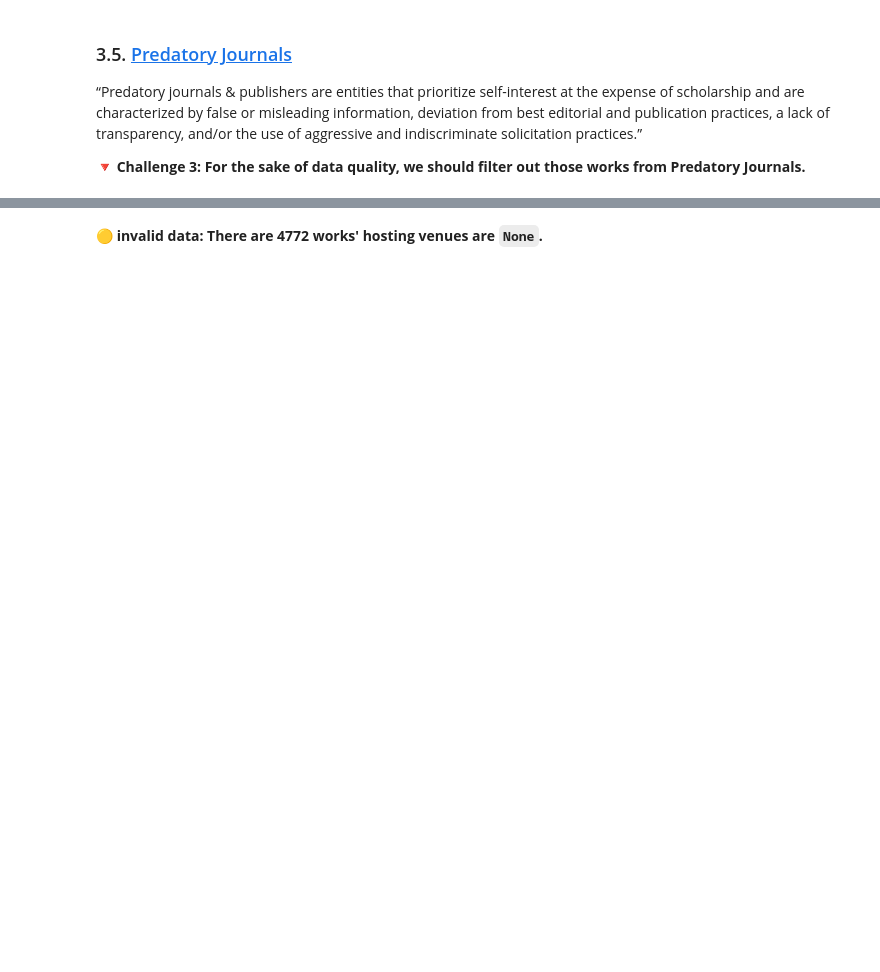
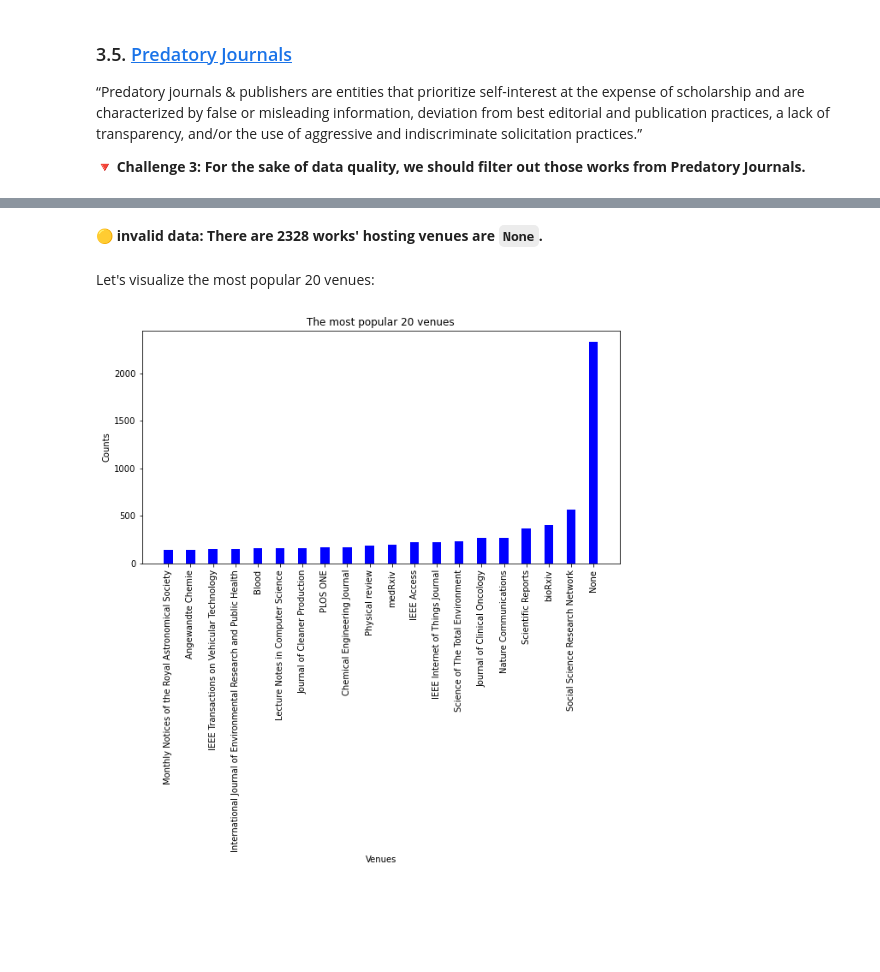
Before and after one commit to jiang-qc/Research_Collaborations_CA_Asia, a Jupyter notebook: Asian_CA_Collaboration.ipynb, the cells around one changed output, grey strips where cells are left out. Saved outputs shown, nothing was run; the diff lists cells and outputs as text; code cells hidden in the pictures; blank space fills up the shorter version.

```diff
--- a/Asian_CA_Collaboration.ipynb
+++ b/Asian_CA_Collaboration.ipynb
@@ -464,8 +555,8 @@ concepts_count_sorted[-20:]
 # %%
 host_venue_count = defaultdict(int)
 
-for i in range(len(all_works)):
-    host_venue_count[all_works[i]['host_venue']['display_name']] += 1
+for i in range(len(all_works_50_2022_r)):
+    host_venue_count[all_works_50_2022_r[i]['host_venue']['display_name']] += 1
 # %%
 print(f'There are {len(host_venue_count)} venues hosting these works.')
 # %% [output]
@@ -498,5 +589,26 @@ host_venue_count_sorted[-20:]
 # %% [markdown]
-**🟡 invalid data: There are 4772 works' hosting venues are `None`.**
+**🟡 invalid data: There are 2328 works' hosting venues are `None`.**
+# %% [markdown]
+Let's visualize the most popular 20 venues:
+# %%
+# making the lists for plotting
+venues, counts = [], []
+for ven, num in host_venue_count_sorted[-20:]:
+    venues.append(str(ven)) # convert the None into string in order to visualize
+    counts.append(num)
+# %%
+fig = plt.figure(figsize = (10, 5))
+
+# creating the bar plot
+plt.bar(venues, counts, color ='blue',
+        width = 0.4)
+plt.xticks(ticks=range(len(venues)), labels=venues, rotation=90)
+plt.xlabel("Venues")
+plt.ylabel("Counts")
+plt.title("The most popular 20 venues")
+plt.show()
+# %% [output]
+[figure, added]
 # %% [markdown]
 <br><br><br>
 # %% [markdown]
```
Also changed, not shown: parts of 47 cells of this notebook.
